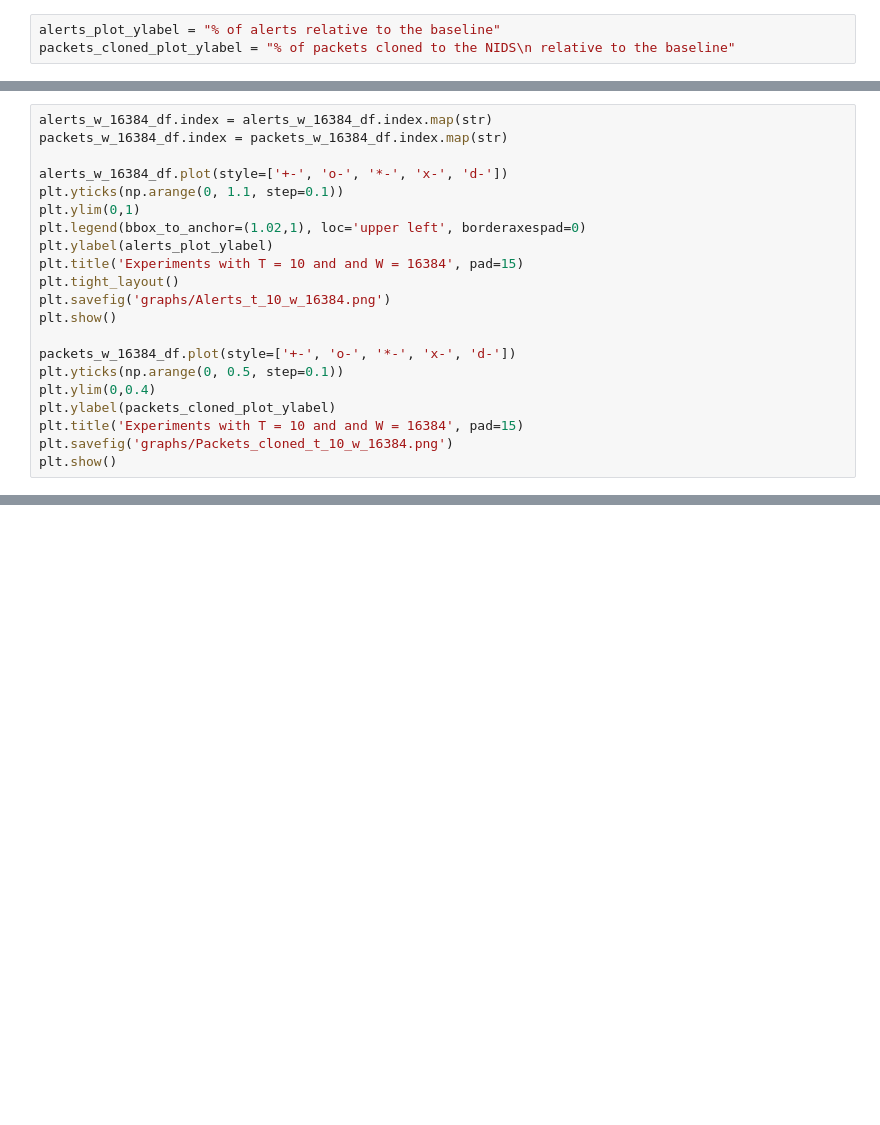
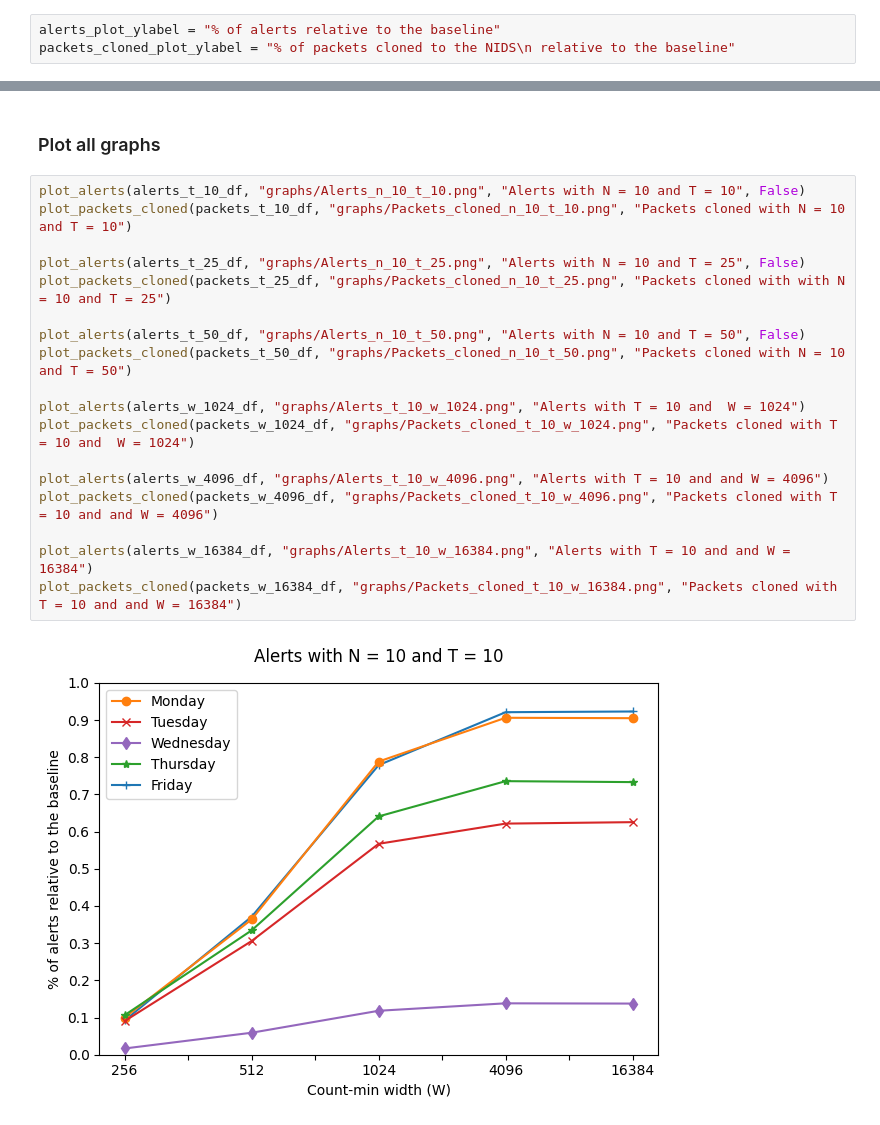
Before and after one commit to HenriqueBBrum/Network-Wide-Rule-Orchestrator, a Jupyter notebook: testing/dataplane_parameters_evaluation/parameters_evaluation_plots.ipynb, the cells around one changed output, grey strips where cells are left out. Cells and saved outputs as stored; diff of their text form; blank space fills up the shorter version.

Commit message:
Small fix to dataplane experiments graph and code

```diff
--- a/testing/dataplane_parameters_evaluation/parameters_evaluation_plots.ipynb
+++ b/testing/dataplane_parameters_evaluation/parameters_evaluation_plots.ipynb
@@ -319,21 +220,0 @@ plt.show()
-# %%
-alerts_w_16384_df.index = alerts_w_16384_df.index.map(str)
-packets_w_16384_df.index = packets_w_16384_df.index.map(str)
-
-alerts_w_16384_df.plot(style=['+-', 'o-', '*-', 'x-', 'd-'])
-plt.yticks(np.arange(0, 1.1, step=0.1))
-plt.ylim(0,1)
-plt.legend(bbox_to_anchor=(1.02,1), loc='upper left', borderaxespad=0)
-plt.ylabel(alerts_plot_ylabel)
-plt.title('Experiments with T = 10 and and W = 16384', pad=15)
-plt.tight_layout()
-plt.savefig('graphs/Alerts_t_10_w_16384.png')
-plt.show()
-
-packets_w_16384_df.plot(style=['+-', 'o-', '*-', 'x-', 'd-'])
-plt.yticks(np.arange(0, 0.5, step=0.1))
-plt.ylim(0,0.4)
-plt.ylabel(packets_cloned_plot_ylabel)
-plt.title('Experiments with T = 10 and and W = 16384', pad=15)
-plt.savefig('graphs/Packets_cloned_t_10_w_16384.png')
-plt.show()
@@ -342,0 +221,22 @@ plt.show()
+# %% [markdown]
+### Plot all graphs
+# %%
+plot_alerts(alerts_t_10_df, "graphs/Alerts_n_10_t_10.png", "Alerts with N = 10 and T = 10", False)
+plot_packets_cloned(packets_t_10_df, "graphs/Packets_cloned_n_10_t_10.png", "Packets cloned with N = 10 and T = 10")
+
+plot_alerts(alerts_t_25_df, "graphs/Alerts_n_10_t_25.png", "Alerts with N = 10 and T = 25", False)
+plot_packets_cloned(packets_t_25_df, "graphs/Packets_cloned_n_10_t_25.png", "Packets cloned with with N = 10 and T = 25")
+
+plot_alerts(alerts_t_50_df, "graphs/Alerts_n_10_t_50.png", "Alerts with N = 10 and T = 50", False)
+plot_packets_cloned(packets_t_50_df, "graphs/Packets_cloned_n_10_t_50.png", "Packets cloned with N = 10 and T = 50")
+
+plot_alerts(alerts_w_1024_df, "graphs/Alerts_t_10_w_1024.png", "Alerts with T = 10 and  W = 1024")
+plot_packets_cloned(packets_w_1024_df, "graphs/Packets_cloned_t_10_w_1024.png", "Packets cloned with T = 10 and  W = 1024")
+
+plot_alerts(alerts_w_4096_df, "graphs/Alerts_t_10_w_4096.png", "Alerts with T = 10 and and W = 4096")
+plot_packets_cloned(packets_w_4096_df, "graphs/Packets_cloned_t_10_w_4096.png", "Packets cloned with T = 10 and and W = 4096")
+
+plot_alerts(alerts_w_16384_df, "graphs/Alerts_t_10_w_16384.png", "Alerts with T = 10 and and W = 16384")
+plot_packets_cloned(packets_w_16384_df, "graphs/Packets_cloned_t_10_w_16384.png", "Packets cloned with T = 10 and and W = 16384")
+# %% [output]
+[figure, added]
```
Also changed, not shown: parts of 18 cells of this notebook, 12 other files.
